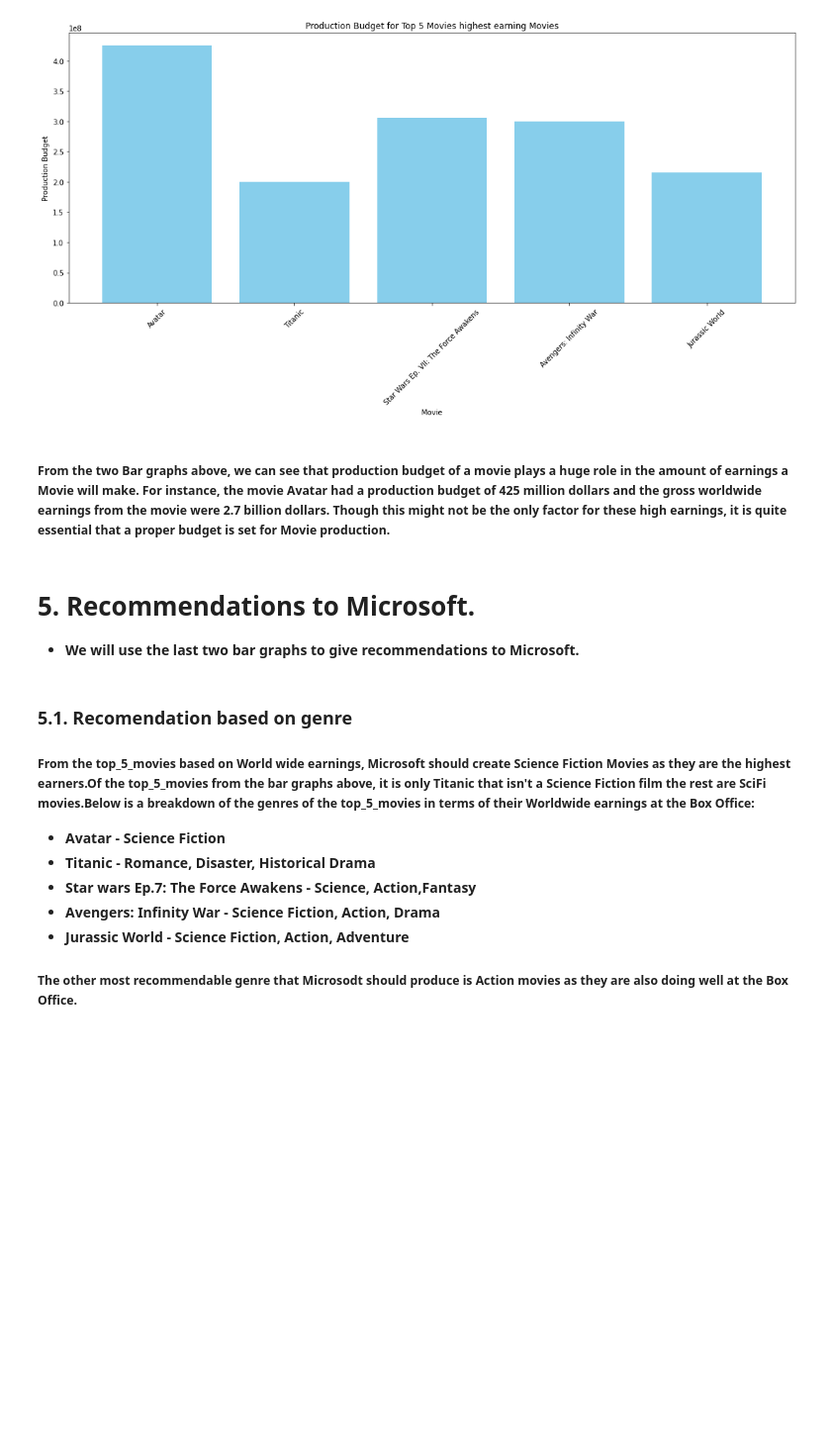
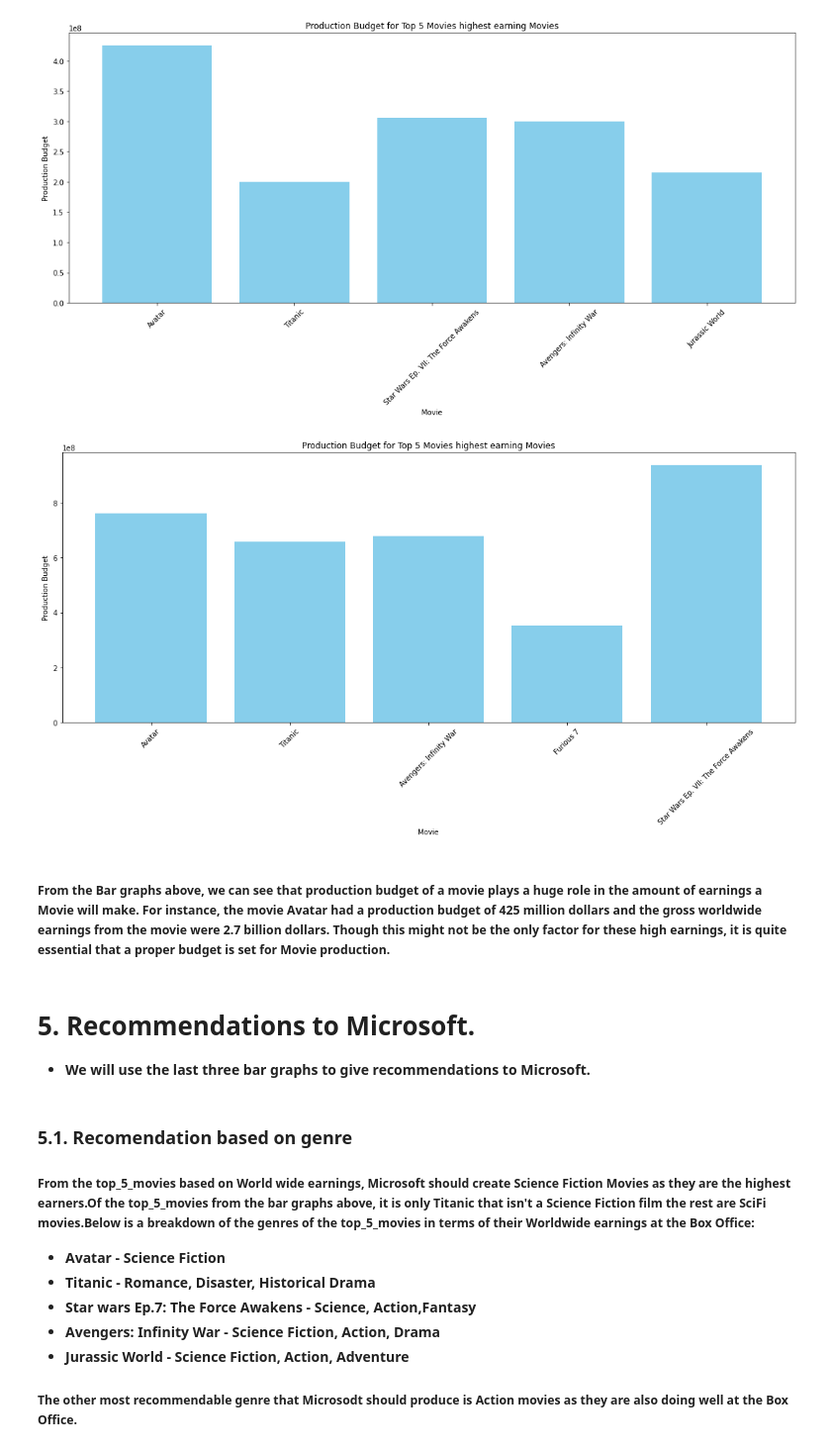
Before and after one commit to EdwinMbuthia/Project1, a Jupyter notebook: index.ipynb, the cells around one changed output. Shown at 99% size. Cells and saved outputs as stored; diff of their text form; code cells hidden in the pictures; blank space fills up the shorter version.

Commit message:
Added a recommendation based on the Market Microsoft should Target

```diff
--- a/index.ipynb
+++ b/index.ipynb
@@ -427,11 +429,22 @@ plt.tight_layout()
 plt.show()
 # %% [output]
 [figure]
+# %%
+plt.figure(figsize=(15,8))
+plt.bar(top_5_movies['movie'], top_5_movies['domestic_gross'], color='skyblue')
+plt.xlabel('Movie')
+plt.ylabel('Production Budget')
+plt.title('Production Budget for Top 5 Movies highest earning Movies')
+plt.xticks(rotation=45)
+plt.tight_layout()
+plt.show()
+# %% [output]
+[figure, added]
 # %% [markdown]
-##### From the two Bar graphs above, we can see that production budget of a movie plays a huge role in the amount of earnings a Movie will make. For instance, the movie Avatar had a production budget of 425 million dollars and the gross worldwide earnings from the movie were 2.7 billion dollars. Though this might not be the only factor for these high earnings, it is quite essential that a proper budget is set for Movie production.
+##### From the Bar graphs above, we can see that production budget of a movie plays a huge role in the amount of earnings a Movie will make. For instance, the movie Avatar had a production budget of 425 million dollars and the gross worldwide earnings from the movie were 2.7 billion dollars. Though this might not be the only factor for these high earnings, it is quite essential that a proper budget is set for Movie production.
 # %% [markdown]
 # 5. Recommendations to Microsoft.
-- **We will use the last two bar graphs to give recommendations to Microsoft.**
+- **We will use the last three bar graphs to give recommendations to Microsoft.**
 # %% [markdown]
 ### 5.1. Recomendation based on genre
 ##### From the top_5_movies based on World wide earnings, Microsoft should create Science Fiction Movies as they are the highest earners.Of the top_5_movies from the bar graphs above, it is only Titanic that isn't a Science Fiction film the rest are SciFi movies.Below is a breakdown of the genres of the top_5_movies in terms of their Worldwide earnings at the Box Office:
```
Also changed, not shown: parts of 5 cells of this notebook.
